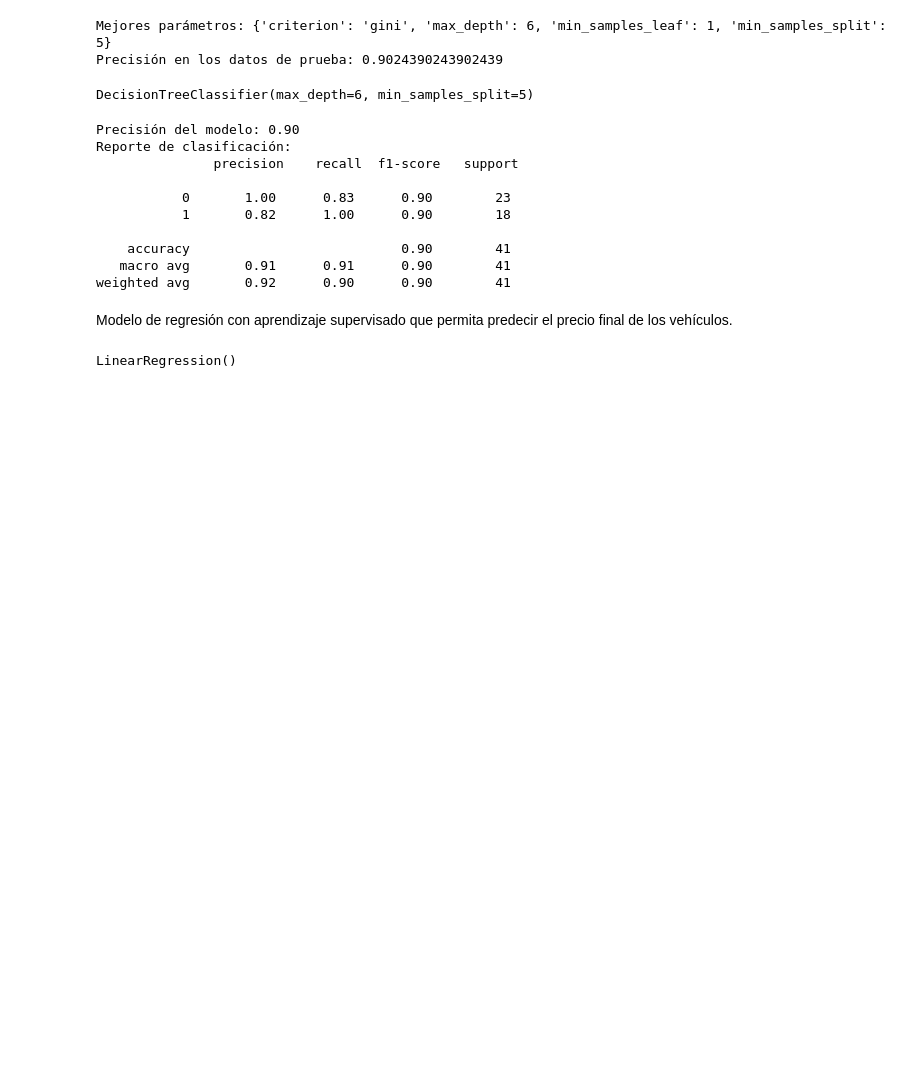
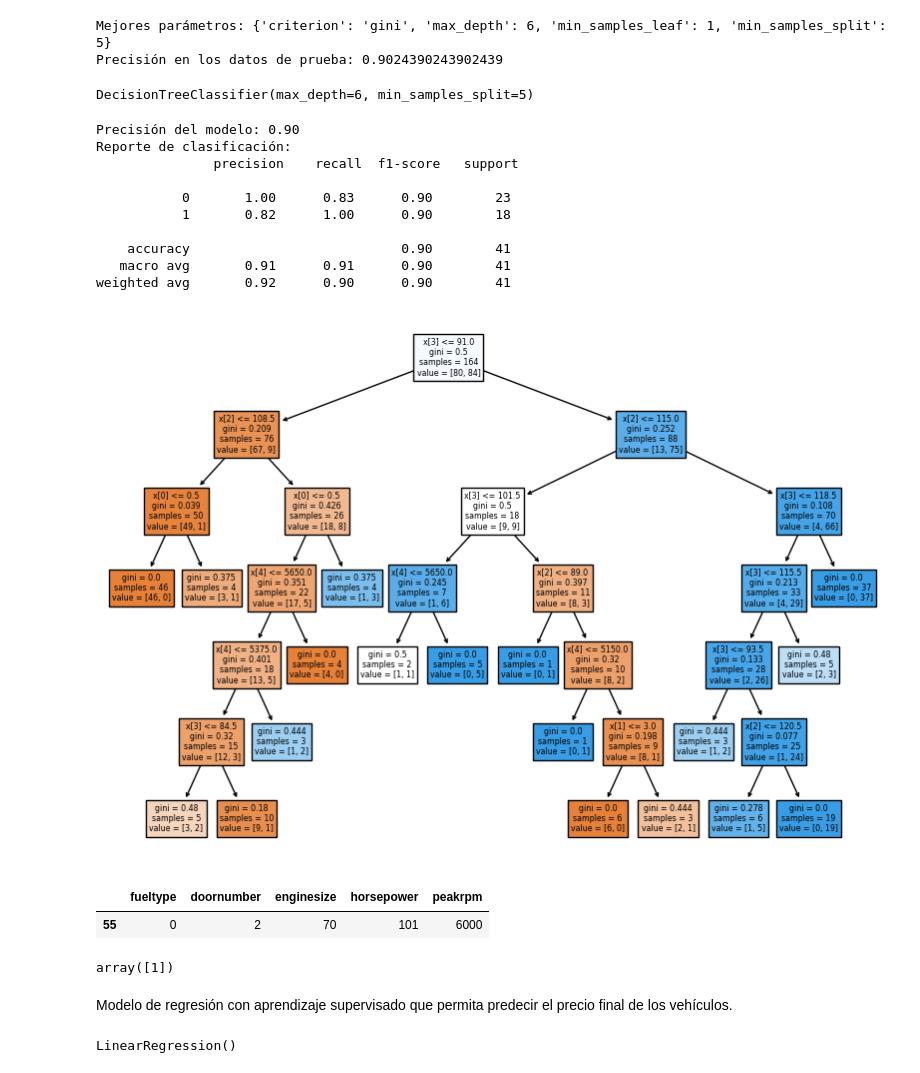
Before and after one commit to Marianopopov/MODULO-6, a Jupyter notebook: Proyecto Integrador - Autos/ProyectoIntegrador.ipynb, the cells around one changed output. Cells and saved outputs as stored; diff of their text form; code cells hidden in the pictures; blank space fills up the shorter version.

```diff
--- a/Proyecto Integrador - Autos/ProyectoIntegrador.ipynb
+++ b/Proyecto Integrador - Autos/ProyectoIntegrador.ipynb
@@ -198,6 +198,25 @@ Reporte de clasificación:
     accuracy                           0.90        41
    macro avg       0.91      0.91      0.90        41
 weighted avg       0.92      0.90      0.90        41
+# %%
+import matplotlib.pyplot as plt
+
+from sklearn import tree
+
+plt.figure(figsize = (10,7))
+tree.plot_tree(arbol_clasificador, filled = True)
+plt.show()
+# %% [output]
+[figure, added]
+# %%
+X.iloc[[55]]
+# %% [output]
+|  | fueltype | doornumber | enginesize | horsepower | peakrpm |
+| 55 | 0 | 2 | 70 | 101 | 6000 |
+# %%
+arbol_clasificador.predict([[0,2,70,101,6000]])
+# %% [output]
+array([1])
 # %% [markdown]
 Modelo de regresión con aprendizaje supervisado que permita predecir el precio final de los vehículos.
 # %%
```
Also changed, not shown: parts of 9 cells of this notebook.
